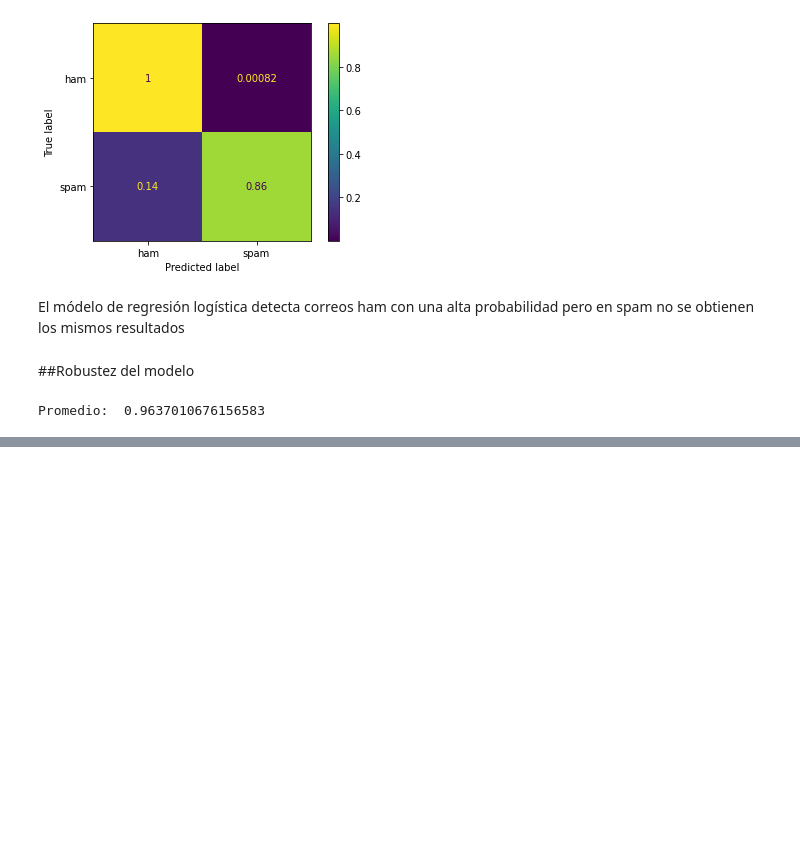
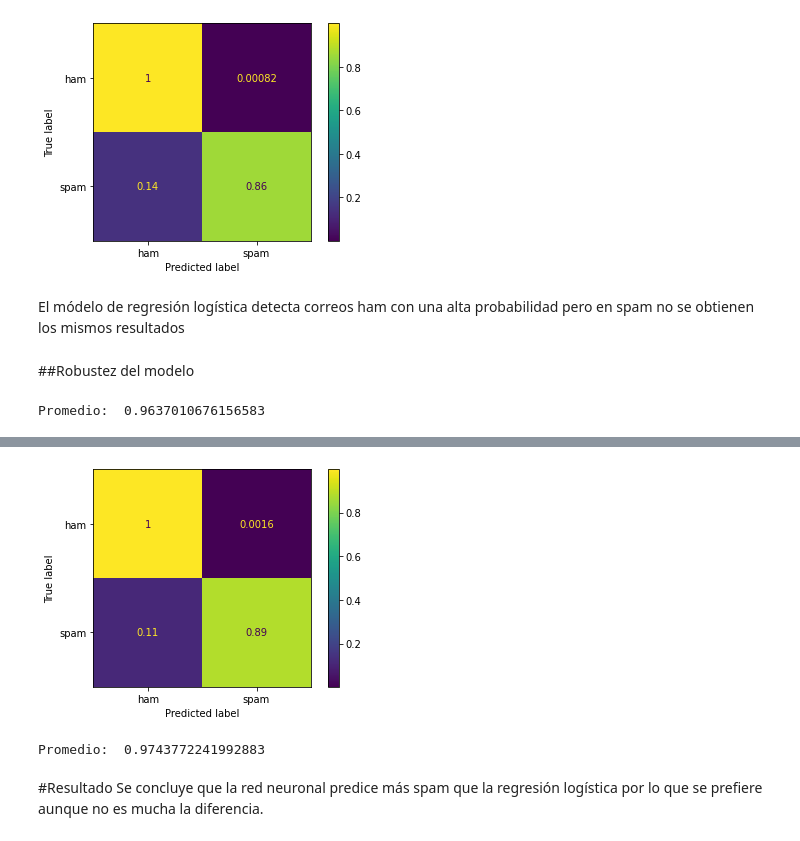
Before and after one commit to ANN-2019-2/evaluacion-deescobarc, a Jupyter notebook: 03_spam_solucion.ipynb, the cells around one changed output, grey strips where cells are left out. Drawn from its saved outputs; the diff is of its cells as text; code cells hidden in the pictures; blank space fills up the shorter version.

```diff
--- a/03_spam_solucion.ipynb
+++ b/03_spam_solucion.ipynb
@@ -246,15 +248,0 @@ Primero se busca el número de capas adecuado
-# %%
-from sklearn.neural_network import MLPClassifier
-
-model = MLPClassifier(
-            hidden_layer_sizes=(5,5),
-            activation='logistic',
-            solver='sgd',
-            learning_rate='adaptive',
-            learning_rate_init=0.05,
-            random_state=123,
-            max_iter=1000
-        )
-
-model.fit(X_train,y_train_true)
-forecast_y = model.predict(X_test)
@@ -264,0 +249,16 @@ ValueError: ignored
+# %%
+n_neuronas = [2,3,4,5,6,7,8,9,10]
+
+neuronas = []
+promedio = []
+
+#Iteramos sobre el numero de neuronas
+for numeroNeuronas in n_neuronas:
+
+  rn = MLPClassifier(hidden_layer_sizes=(numeroNeuronas,),activation = 'relu',learning_rate = 'adaptive',momentum = 0.9,solver= 'sgd',learning_rate_init = 0.01,max_iter = 1000,random_state=0)
+
+  rn.fit(X_train,y_train_true)
+  res = cross_val_score(rn, X_test, y_test_true, cv=10,scoring='accuracy')
+  media=resultadosValidacion.mean()
+  neuronas.append(numeroNeuronas)
+  promedio.append(media)
@@ -264,0 +271,3 @@ ValueError: ignored
+# %%
+rno = MLPClassifier(hidden_layer_sizes=2,activation = 'relu',learning_rate = 'adaptive',momentum = 0.9,solver= 'sgd',learning_rate_init = 0.01,max_iter = 1000,random_state=0)
+rno.fit(X_train,y_train_true)
@@ -264,0 +283,13 @@ ValueError: ignored
+# %%
+confusion_matrix(y_test_true, y_pred)
+plot_confusion_matrix(rno,X_test,y_test_true,normalize='true');
+# %% [output]
+[figure, added]
+# %%
+res = cross_val_score(rno, X_test, y_test_true)
+print("Promedio: ",res.mean())
+# %% [output]
+Promedio:  0.9743772241992883
+# %% [markdown]
+#Resultado
+Se concluye que la red neuronal predice más spam que la regresión logística por lo que se prefiere aunque no es mucha la diferencia.
```
Also changed, not shown: parts of 6 cells of this notebook.
